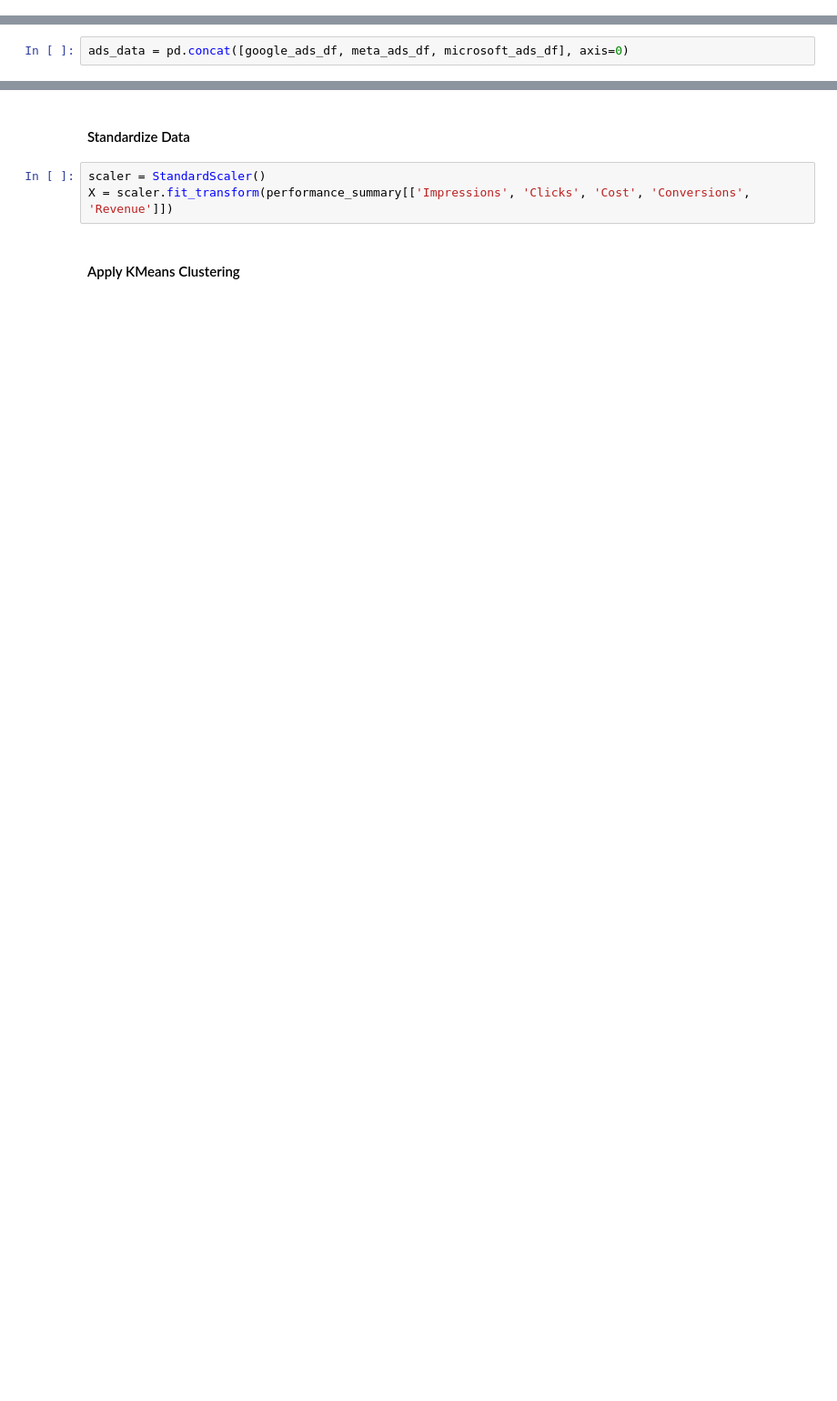
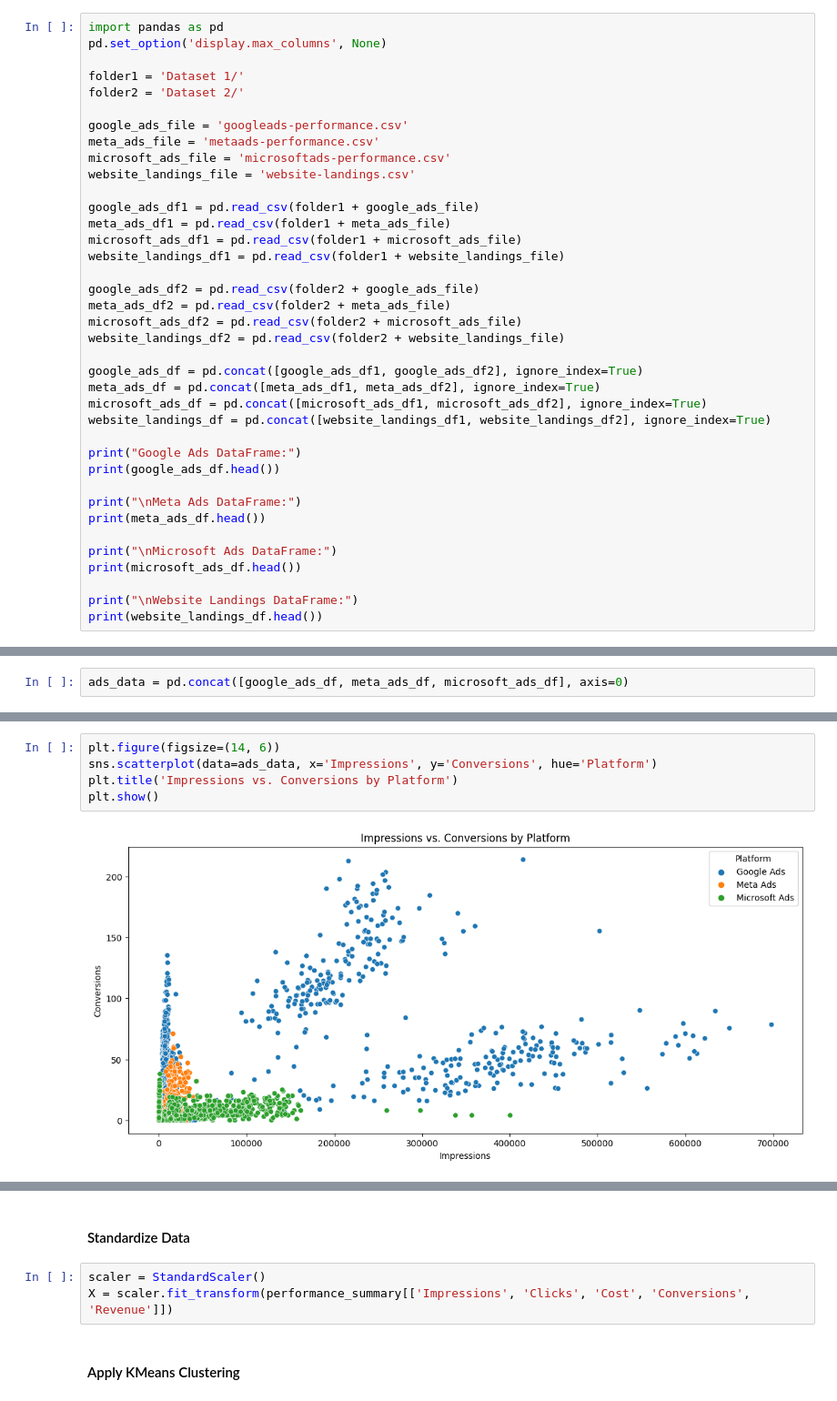
Before and after one commit to NITRR-Vivek/ai-media-ecommerce-investment-plan, a Jupyter notebook: code1.ipynb, the cells around one changed output, grey strips where cells are left out. Shown at 91% size. Drawn from its saved outputs; the diff is of its cells as text; blank space fills up the shorter version.

```diff
--- a/code1.ipynb
+++ b/code1.ipynb
@@ -43,0 +21,38 @@ print(website_landings_df.head())
+# %%
+import pandas as pd
+pd.set_option('display.max_columns', None)
+
+folder1 = 'Dataset 1/'
+folder2 = 'Dataset 2/'
+
+google_ads_file = 'googleads-performance.csv'
+meta_ads_file = 'metaads-performance.csv'
+microsoft_ads_file = 'microsoftads-performance.csv'
+website_landings_file = 'website-landings.csv'
+
+google_ads_df1 = pd.read_csv(folder1 + google_ads_file)
+meta_ads_df1 = pd.read_csv(folder1 + meta_ads_file)
+microsoft_ads_df1 = pd.read_csv(folder1 + microsoft_ads_file)
+website_landings_df1 = pd.read_csv(folder1 + website_landings_file)
+
+google_ads_df2 = pd.read_csv(folder2 + google_ads_file)
+meta_ads_df2 = pd.read_csv(folder2 + meta_ads_file)
+microsoft_ads_df2 = pd.read_csv(folder2 + microsoft_ads_file)
+website_landings_df2 = pd.read_csv(folder2 + website_landings_file)
+
+google_ads_df = pd.concat([google_ads_df1, google_ads_df2], ignore_index=True)
+meta_ads_df = pd.concat([meta_ads_df1, meta_ads_df2], ignore_index=True)
+microsoft_ads_df = pd.concat([microsoft_ads_df1, microsoft_ads_df2], ignore_index=True)
+website_landings_df = pd.concat([website_landings_df1, website_landings_df2], ignore_index=True)
+
+print("Google Ads DataFrame:")
+print(google_ads_df.head())
+
+print("\nMeta Ads DataFrame:")
+print(meta_ads_df.head())
+
+print("\nMicrosoft Ads DataFrame:")
+print(microsoft_ads_df.head())
+
+print("\nWebsite Landings DataFrame:")
+print(website_landings_df.head())
@@ -60,0 +119,7 @@ website_landings_df['Is Converted'] = website_landings_df['Is Converted'].astype
+# %%
+plt.figure(figsize=(14, 6))
+sns.scatterplot(data=ads_data, x='Impressions', y='Conversions', hue='Platform')
+plt.title('Impressions vs. Conversions by Platform')
+plt.show()
+# %% [output]
+[figure, added]
```
Also changed, not shown: parts of 54 cells of this notebook.
